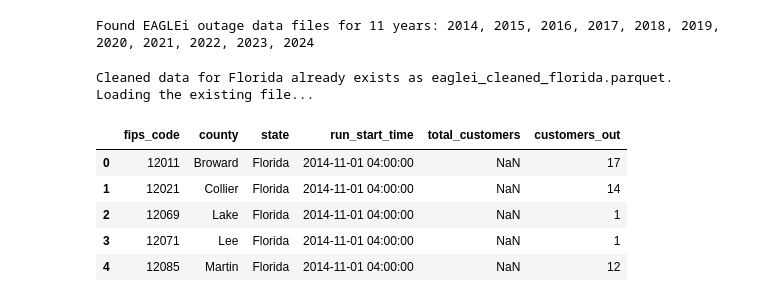
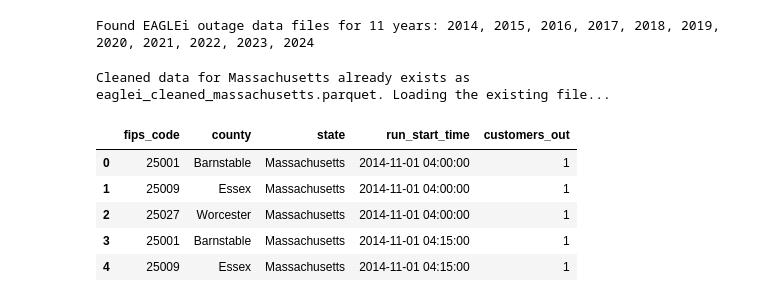
Before and after one commit to arslanleo/eagleiDataProcessor, a Jupyter notebook: eaglei_analysis.ipynb, the cells around one changed output. Saved outputs shown, nothing was run; the diff lists cells and outputs as text; code cells hidden in the pictures.

```diff
--- a/eaglei_analysis.ipynb
+++ b/eaglei_analysis.ipynb
@@ -28,18 +67,17 @@ from src.eaglei_modules.eagleiEventProcessing import verify_eaglei_files, clean_
 eaglei_files = verify_eaglei_files()
 # %% [output]
 Found EAGLEi outage data files for 11 years: 2014, 2015, 2016, 2017, 2018, 2019, 2020, 2021, 2022, 2023, 2024
-# %%
-state = 'Florida'
-
-eaglei_state_data = clean_eaglei_state_data(state)
-# %% [output]
-Cleaned data for Florida already exists as eaglei_cleaned_florida.parquet. Loading the existing file...
+# %%
+# Load EAGLEi data for a specific state if already cleaned, else Load and Clean it (takes almost a minute)
+state_data = EagleiStateProcessor(state_name="Massachusetts")
+# %% [output]
+Cleaned data for Massachusetts already exists as eaglei_cleaned_massachusetts.parquet. Loading the existing file...
 # %%
-eaglei_state_data.head()
+state_data.eaglei_df.head()
 # %% [output]
-|  | fips_code | county | state | run_start_time | total_customers | customers_out |
-| 0 | 12011 | Broward | Florida | 2014-11-01 04:00:00 | NaN | 17 |
-| 1 | 12021 | Collier | Florida | 2014-11-01 04:00:00 | NaN | 14 |
-| 2 | 12069 | Lake | Florida | 2014-11-01 04:00:00 | NaN | 1 |
-| 3 | 12071 | Lee | Florida | 2014-11-01 04:00:00 | NaN | 1 |
-| 4 | 12085 | Martin | Florida | 2014-11-01 04:00:00 | NaN | 12 |
+|  | fips_code | county | state | run_start_time | customers_out |
+| 0 | 25001 | Barnstable | Massachusetts | 2014-11-01 04:00:00 | 1 |
+| 1 | 25009 | Essex | Massachusetts | 2014-11-01 04:00:00 | 1 |
+| 2 | 25027 | Worcester | Massachusetts | 2014-11-01 04:00:00 | 1 |
+| 3 | 25001 | Barnstable | Massachusetts | 2014-11-01 04:15:00 | 1 |
+| 4 | 25009 | Essex | Massachusetts | 2014-11-01 04:15:00 | 1 |
```
Also changed, not shown: parts of 22 cells of this notebook, 5 other files.
